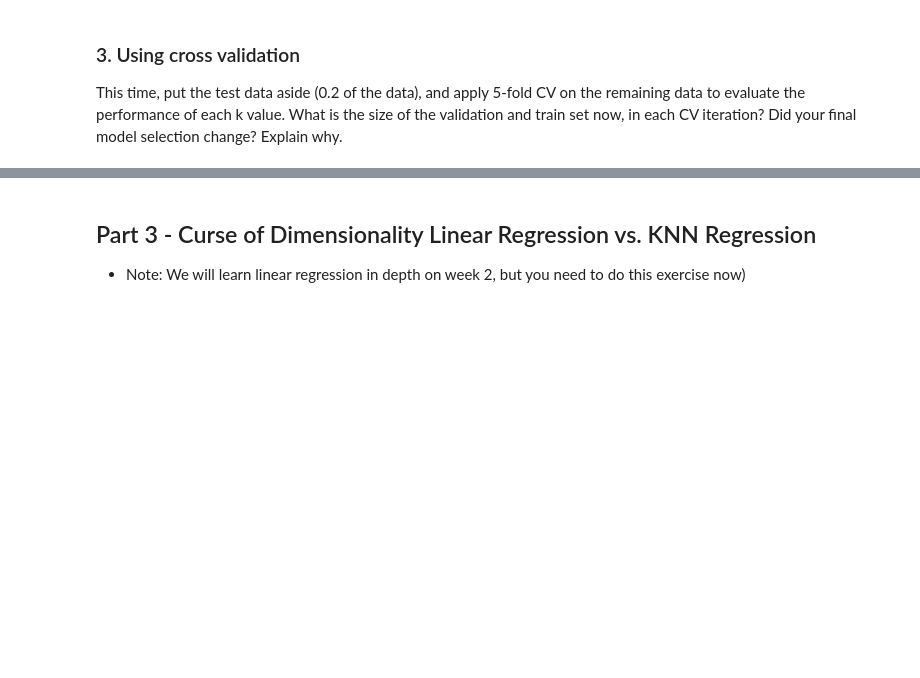
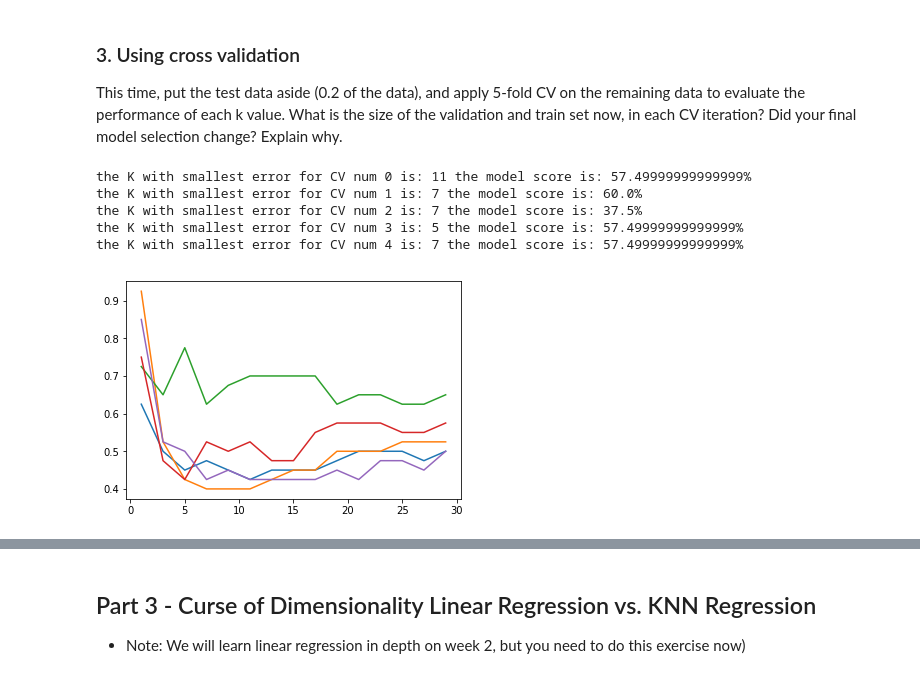
Before and after one commit to gald1017/Supervised-Learning-, a Jupyter notebook: WEEK 1/intro_ml_knn_exercise.ipynb, the cells around one changed output, grey strips where cells are left out. Cells and saved outputs as stored; diff of their text form; code cells hidden in the pictures; blank space fills up the shorter version.

```diff
--- a/WEEK 1/intro_ml_knn_exercise.ipynb
+++ b/WEEK 1/intro_ml_knn_exercise.ipynb
@@ -130,0 +259,5 @@ Text goes here...
+# %%
+knn = kNNClassifier(k_list[np.argmin(y_eval_error)])
+knn.fit(x_train, y_train)
+y_eval_test = knn.predict(x_test)
+test_error = np.mean(y_eval_test != y_test)
@@ -130,0 +271,13 @@ Text goes here...
+# %%
+y_eval_error_test = []
+
+
+for k in k_list:
+    knn = kNNClassifier(k)
+    #knn = kNNClassifier_sk(k)
+    knn.fit(x_train, y_train)
+    y_eval_test = knn.predict(x_test)
+    #y_eval_error_test.append((np.sum((y_eval - y_test)**2))/y_eval.shape[0])
+    y_eval_error_test.append(np.mean(y_eval_test != y_test))
+
+print("the K with smallest error for test set is: {0}".format(k_list[np.argmin(y_eval_error_test)]))
@@ -137,0 +308,33 @@ Did your final model selection change? Explain why.
+# %%
+x_train=X[0:800]
+y_train=y[0:800]
+
+test=X[800:]
+y_test=y[800:]
+y_eval_error_cv=[]
+x_splited = np.array(np.split(x_train, 5))
+y_splited = np.array(np.split(y_train, 5))
+
+k_list = [k for k in range(1,30) if k %2]
+
+for i in range(5):
+    for k in k_list:
+
+        temp_x = x_splited[list(set({0,1,2,3,4}) -set({i})), :, :]
+        temp_y = y_splited[list(set({0,1,2,3,4}) -set({i})), :]
+
+        knn = kNNClassifier(k)
+        knn.fit(np.concatenate(temp_x, axis=0), np.concatenate(temp_y, axis=0))
+        y_eval = knn.predict(x_splited[i])
+        y_eval_error_cv.append((np.sum((y_eval - y_splited[i])**2))/y_eval.shape[0])
+
+    plt.plot(k_list, y_eval_error_cv)
+    print("the K with smallest error for CV num {0} is: {1} the model score is: {2}%".format(i, k_list[np.argmin(y_eval_error_cv)], 100*(1 - np.min(y_eval_error_cv))))
+    y_eval_error_cv=[]
+# %% [output]
+the K with smallest error for CV num 0 is: 11 the model score is: 57.49999999999999%
+the K with smallest error for CV num 1 is: 7 the model score is: 60.0%
+the K with smallest error for CV num 2 is: 7 the model score is: 37.5%
+the K with smallest error for CV num 3 is: 5 the model score is: 57.49999999999999%
+the K with smallest error for CV num 4 is: 7 the model score is: 57.49999999999999%
+[figure, added]
```
Also changed, not shown: parts of 28 cells of this notebook, 4 other files.
